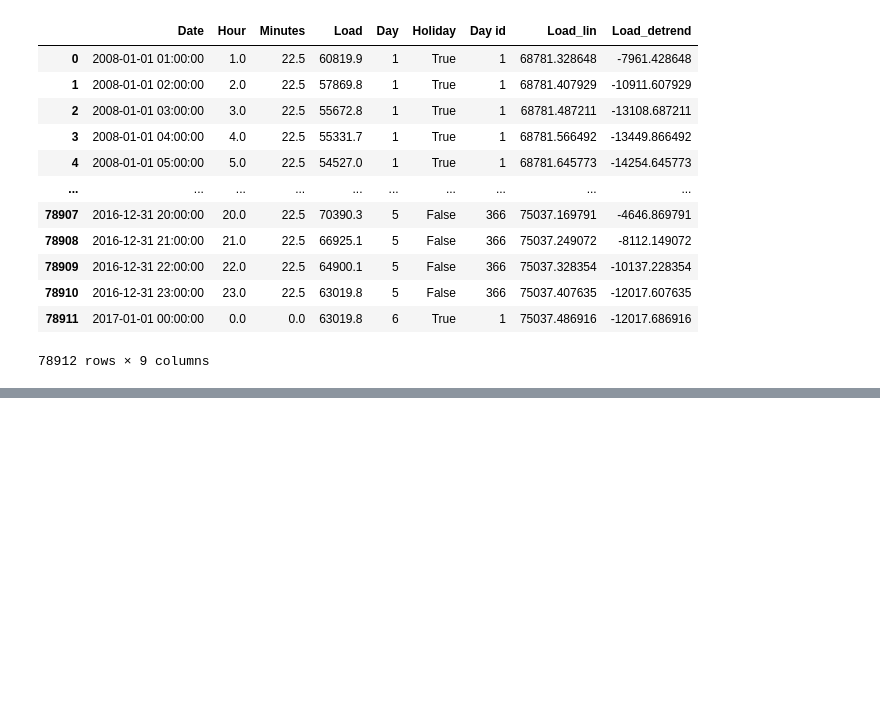
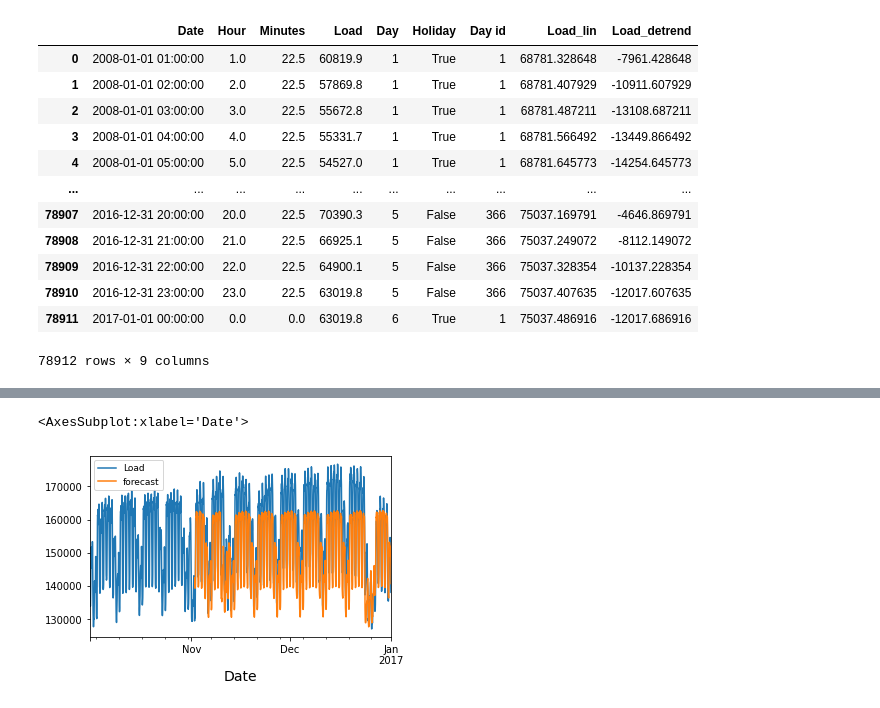
Before and after one commit to BleakHeart/Report-2, a Jupyter notebook: src/poland_fest.ipynb, the cells around one changed output, grey strips where cells are left out. Cells and saved outputs as stored; diff of their text form; code cells hidden in the pictures; blank space fills up the shorter version.

```diff
--- a/src/poland_fest.ipynb
+++ b/src/poland_fest.ipynb
@@ -154,0 +161,5 @@ for cut_date in cut_dates:
+# %%
+dfs[2].loc[dfs[2].index > '2016-10', ['Load', 'forecast']].plot()
+# %% [output]
+<AxesSubplot:xlabel='Date'>
+[figure, added]
```
Also changed, not shown: parts of 7 cells of this notebook, 6 other files.
